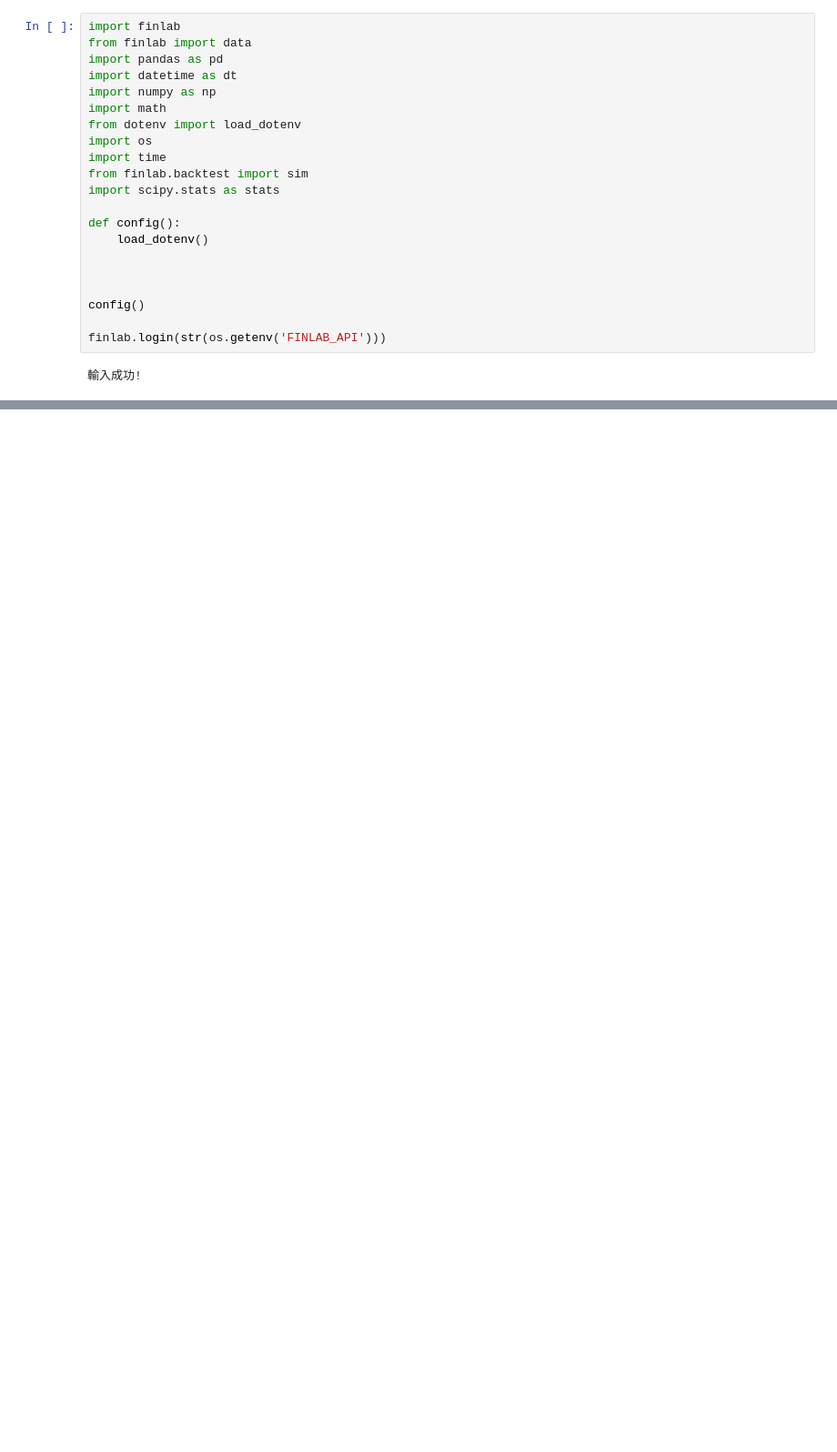
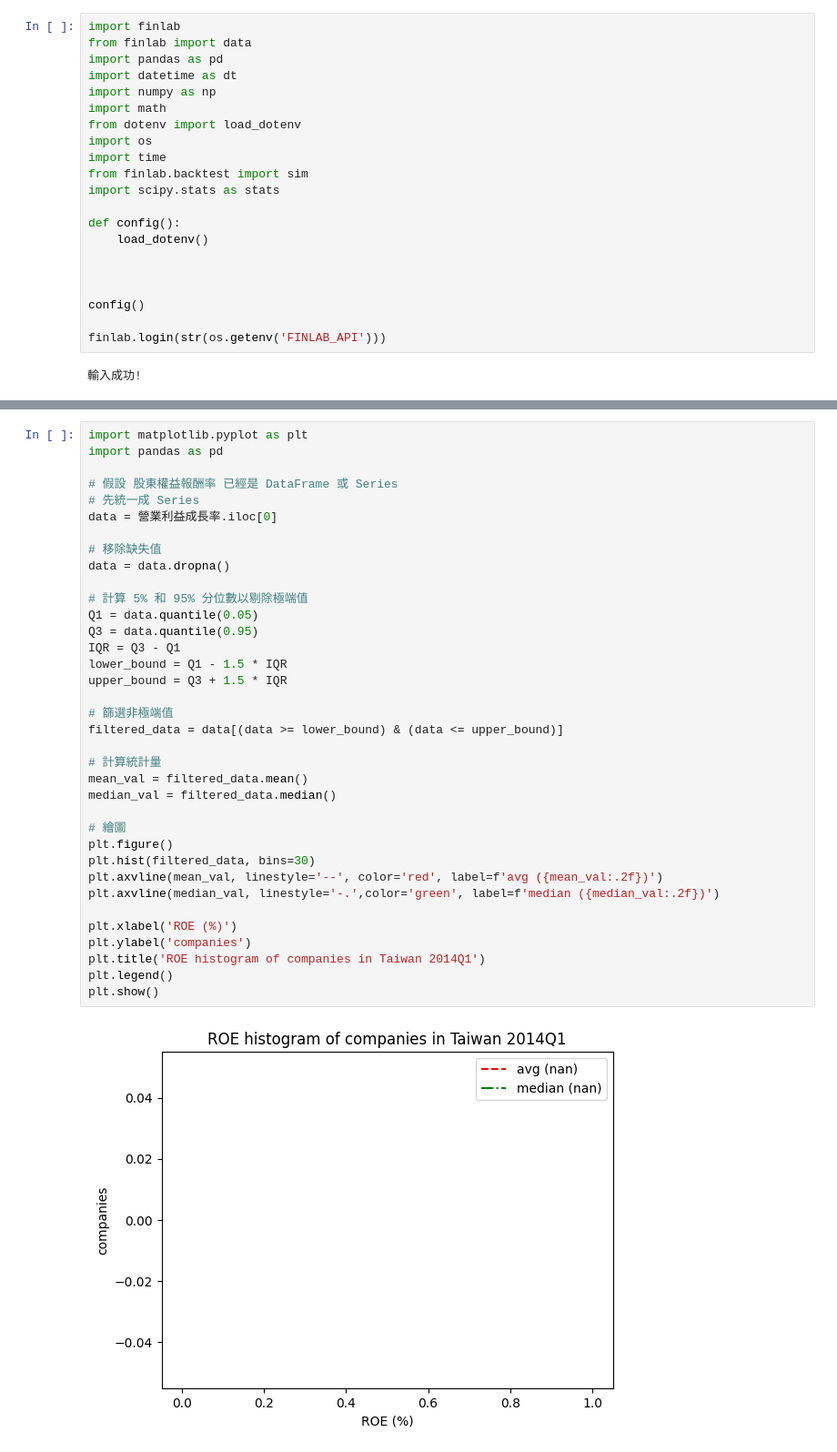
Before and after one commit to max0514/trading_bot, a Jupyter notebook: stock_strategies/小資族選股策略.ipynb, the cells around one changed output, grey strips where cells are left out. Shown at 91% size. Saved outputs shown, nothing was run; the diff lists cells and outputs as text; blank space fills up the shorter version.

```diff
--- a/stock_strategies/小資族選股策略.ipynb
+++ b/stock_strategies/小資族選股策略.ipynb
@@ -206,0 +195,38 @@ conditions.sum().sum()
+# %%
+import matplotlib.pyplot as plt
+import pandas as pd
+
+# 假設 股東權益報酬率 已經是 DataFrame 或 Series
+# 先統一成 Series
+data = 營業利益成長率.iloc[0]
+
+# 移除缺失值
+data = data.dropna()
+
+# 計算 5% 和 95% 分位數以剔除極端值
+Q1 = data.quantile(0.05)
+Q3 = data.quantile(0.95)
+IQR = Q3 - Q1
+lower_bound = Q1 - 1.5 * IQR
+upper_bound = Q3 + 1.5 * IQR
+
+# 篩選非極端值
+filtered_data = data[(data >= lower_bound) & (data <= upper_bound)]
+
+# 計算統計量
+mean_val = filtered_data.mean()
+median_val = filtered_data.median()
+
+# 繪圖
+plt.figure()
+plt.hist(filtered_data, bins=30)
+plt.axvline(mean_val, linestyle='--', color='red', label=f'avg ({mean_val:.2f})')
+plt.axvline(median_val, linestyle='-.',color='green', label=f'median ({median_val:.2f})')
+
+plt.xlabel('ROE (%)')
+plt.ylabel('companies')
+plt.title('ROE histogram of companies in Taiwan 2014Q1')
+plt.legend()
+plt.show()
+# %% [output]
+[figure, added]
```
Also changed, not shown: parts of 18 cells of this notebook.
